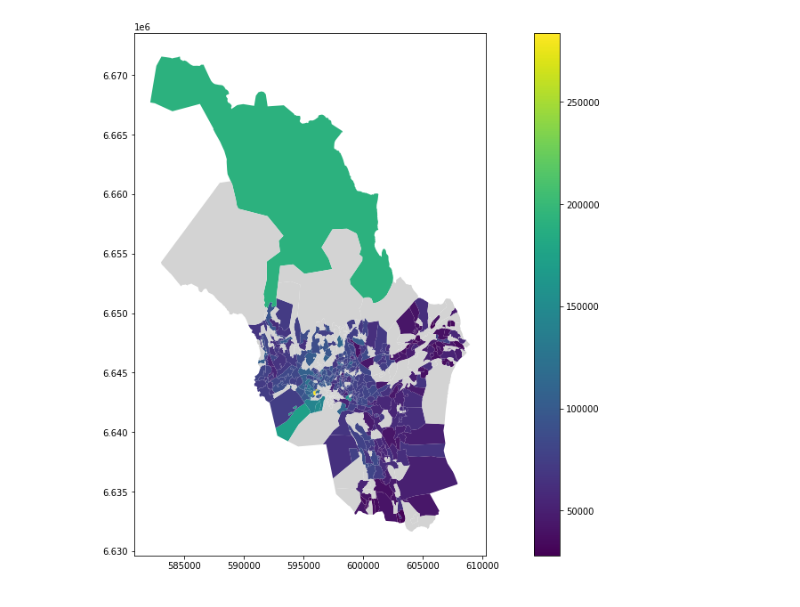
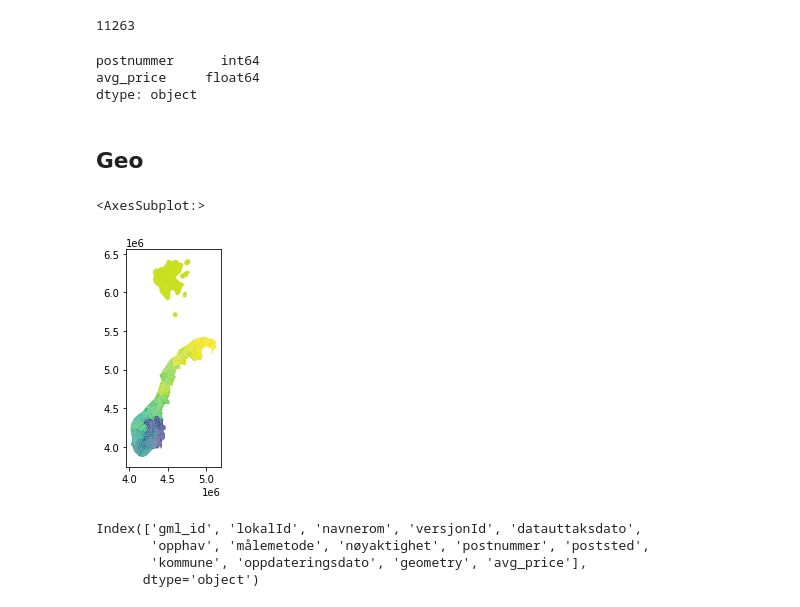
Before and after one commit to sander-skjulsvik/maps, a Jupyter notebook: Untitled.ipynb, the cells around one changed output. Saved outputs shown, nothing was run; the diff lists cells and outputs as text; code cells hidden in the pictures.

Commit message:
got map over norway plt

```diff
--- a/Untitled.ipynb
+++ b/Untitled.ipynb
@@ -89,0 +10,4 @@ price_map = oslo.join(postal_codes_df, on="postnummer")
+# %%
+realests.count_documents({})
+# %% [output]
+11263
@@ -90 +34,24 @@ price_map = oslo.join(postal_codes_df, on="postnummer")
+# %%
+postal_prices = realests.aggregate(price_pr_postal_code_pipe)
+postal_prices_list = list(postal_prices)
+postal_prices_df = pd.DataFrame(postal_prices_list) \
+    .rename(columns={"_id": "postnummer"}) \
+    .dropna()
+postal_prices_df["postnummer"] = pd.to_numeric(postal_prices_df["postnummer"], errors='coerce').astype(int)
+
+postal_prices_df.dtypes
+# %% [output]
+postnummer      int64
+avg_price     float64
+dtype: object
+# %% [markdown]
+## Geo
+# %%
+norway_map_gml_path = "static/norway/Basisdata_0000_Norge_3035_Postnummeromrader_GML.gml"
+
+postalcode_map = gpd.read_file(norway_map_gml_path)
+postalcode_map.plot(column="postnummer")
+# %% [output]
+<AxesSubplot:>
+[figure, added]
 # %%
@@ -92,17 +60,8 @@ price_map = oslo.join(postal_codes_df, on="postnummer")
 price_map = price_map.replace([np.inf, -np.inf], np.nan)
-# %%
-
-# plot and store fig
-f = price_map.plot(column="price/m2", legend=True, missing_kwds={
-            "color": "lightgrey",
-            "label": "Missing values",
-        },
-        figsize=(19.20,10.80)
-)
-
-# save fig in different formats
-f.figure.savefig("static/out/realestate_price_postalcodes.svg")
-f.figure.savefig("static/out/realestate_price_postalcodes.jpg")
-f.figure.savefig('static/out/realestate_price_postalcodes.eps', format='eps')
-# %% [output]
-[figure, removed]
+# %%
+price_map.columns
+# %% [output]
+Index(['gml_id', 'lokalId', 'navnerom', 'versjonId', 'datauttaksdato',
+       'opphav', 'målemetode', 'nøyaktighet', 'postnummer', 'poststed',
+       'kommune', 'oppdateringsdato', 'geometry', 'avg_price'],
+      dtype='object')
```
Also changed, not shown: parts of 20 cells of this notebook.
